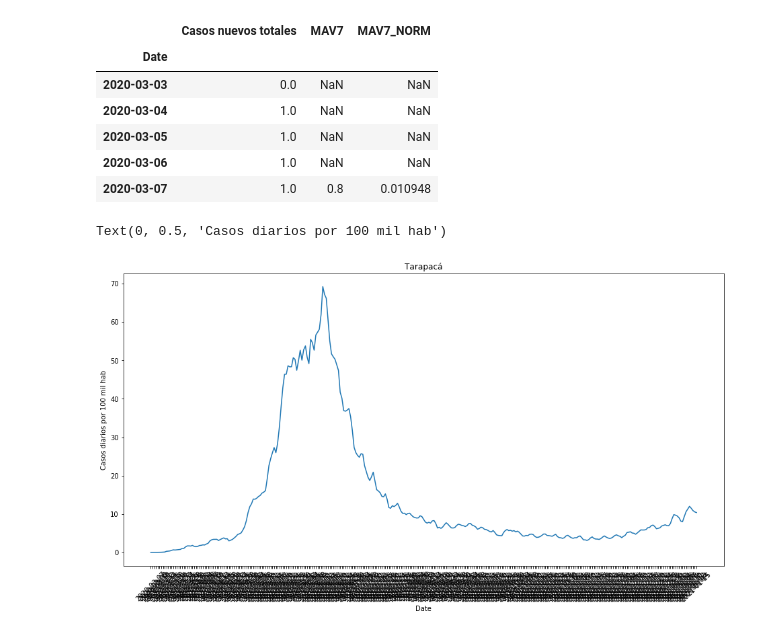
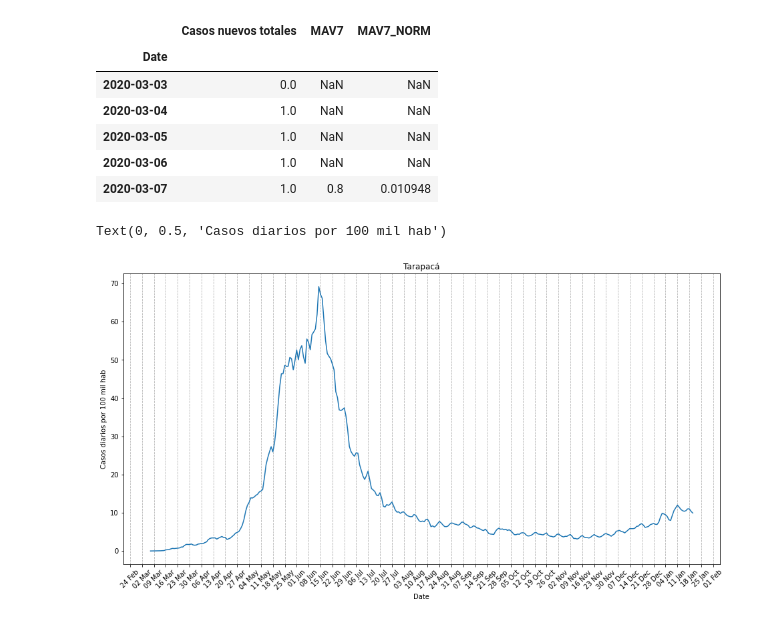
Before and after one commit to rpmunoz/covid19, a Jupyter notebook: Analisis casos diarios covid.ipynb, the cells around one changed output. Cells and saved outputs as stored; diff of their text form; code cells hidden in the pictures.

```diff
--- a/Analisis casos diarios covid.ipynb
+++ b/Analisis casos diarios covid.ipynb
@@ -44,3 +52,5 @@ dataDF.head()
 | 2020-03-06 | NaN | NaN | 0.0 | NaN | ... |
 | 2020-03-07 | NaN | NaN | 0.0 | NaN | ... |
 5 rows × 170 columns
+# %%
+dataDF.index = pd.to_datetime(dataDF.index)
@@ -118,13 +161,14 @@ plotDF.head()
 # %%
 fig, ax = plt.subplots(figsize = (16,8))
 sns.lineplot(x=plotDF.index, y='MAV7_NORM', data=plotDF, ax=ax)
 
-#ax.xaxis.set_major_locator(mdates.WeekdayLocator(byweekday=mdates.MO, interval=1))
-#ax.xaxis.set_major_formatter(mdates.DateFormatter('%d %b'))
+ax.xaxis.set_major_locator(mdates.WeekdayLocator(byweekday=mdates.MO, interval=1))
+ax.xaxis.set_major_formatter(mdates.DateFormatter('%d %b'))
 ax.xaxis.set_tick_params(rotation=45)
+ax.xaxis.grid(True, linestyle='--')
 
 plt.title("Tarapacá")
 plt.ylabel('Casos diarios por 100 mil hab')
 # %% [output]
 Text(0, 0.5, 'Casos diarios por 100 mil hab')
-[figure, old version]
+[figure, new version]
```
Also changed, not shown: parts of 10 cells of this notebook, 1 other file.
